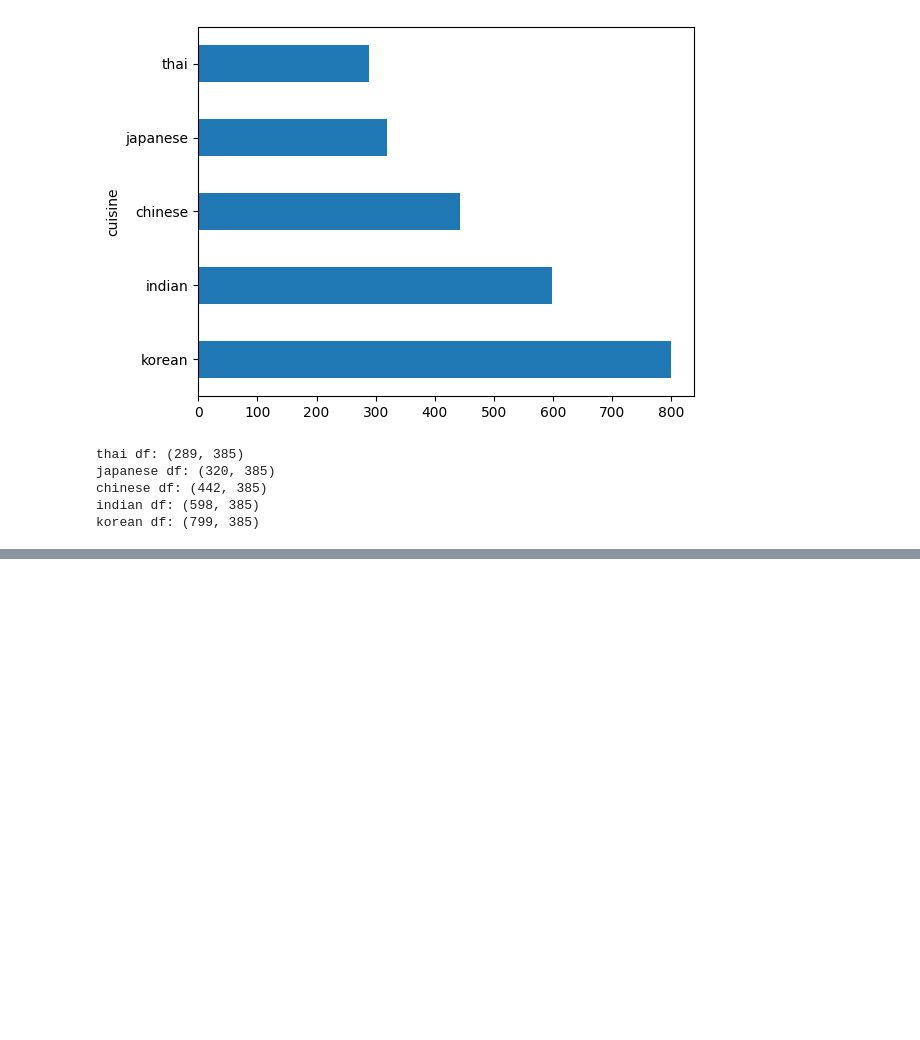
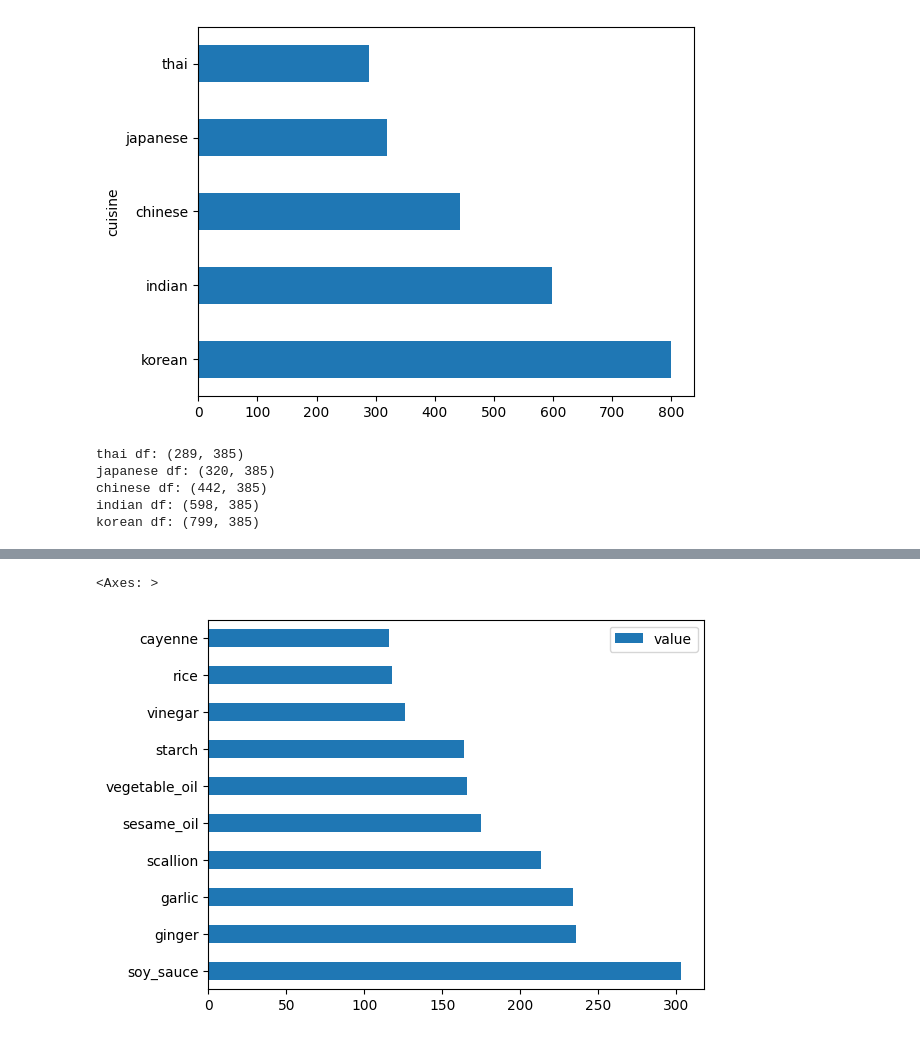
Before and after one commit to Syriii/ML-For-Beginners, a Jupyter notebook: 4-Classification/1-Introduction/notebook.ipynb, the cells around one changed output, grey strips where cells are left out. Cells and saved outputs as stored; diff of their text form; code cells hidden in the pictures; blank space fills up the shorter version.

```diff
--- a/4-Classification/1-Introduction/notebook.ipynb
+++ b/4-Classification/1-Introduction/notebook.ipynb
@@ -64,0 +83,6 @@ def create_ingredient_df(df):
+# %%
+chinese_ingredient_df = create_ingredient_df(chinese_df)
+chinese_ingredient_df.head(10).plot.barh()
+# %% [output]
+<Axes: >
+[figure, added]
```
Also changed, not shown: parts of 10 cells of this notebook, 2 other files.
